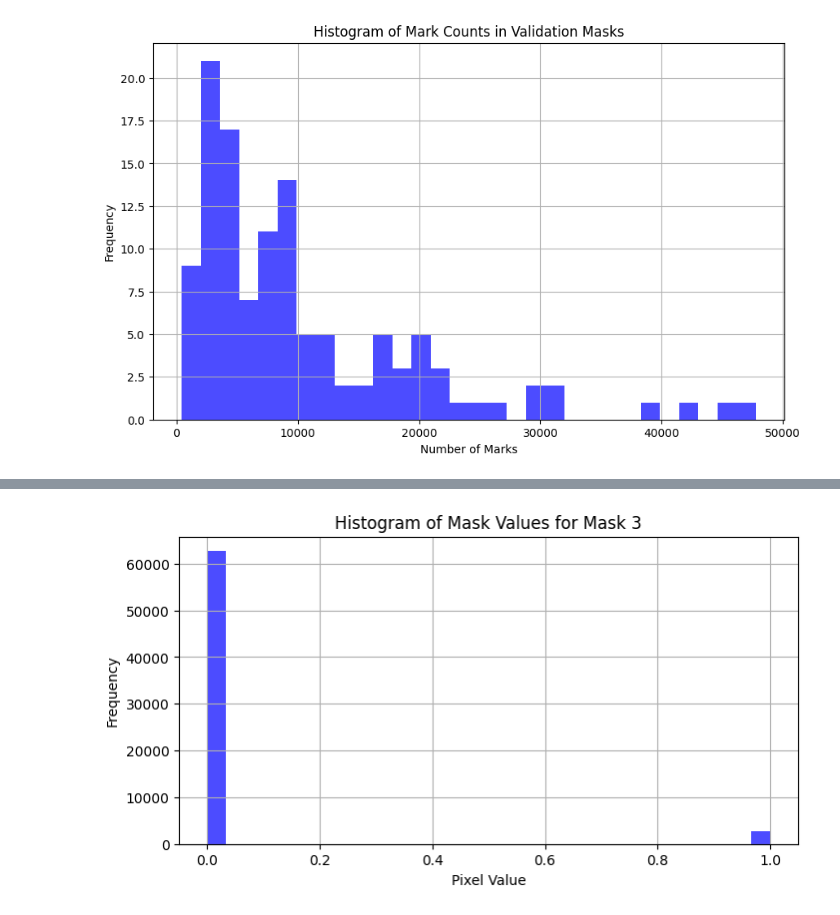
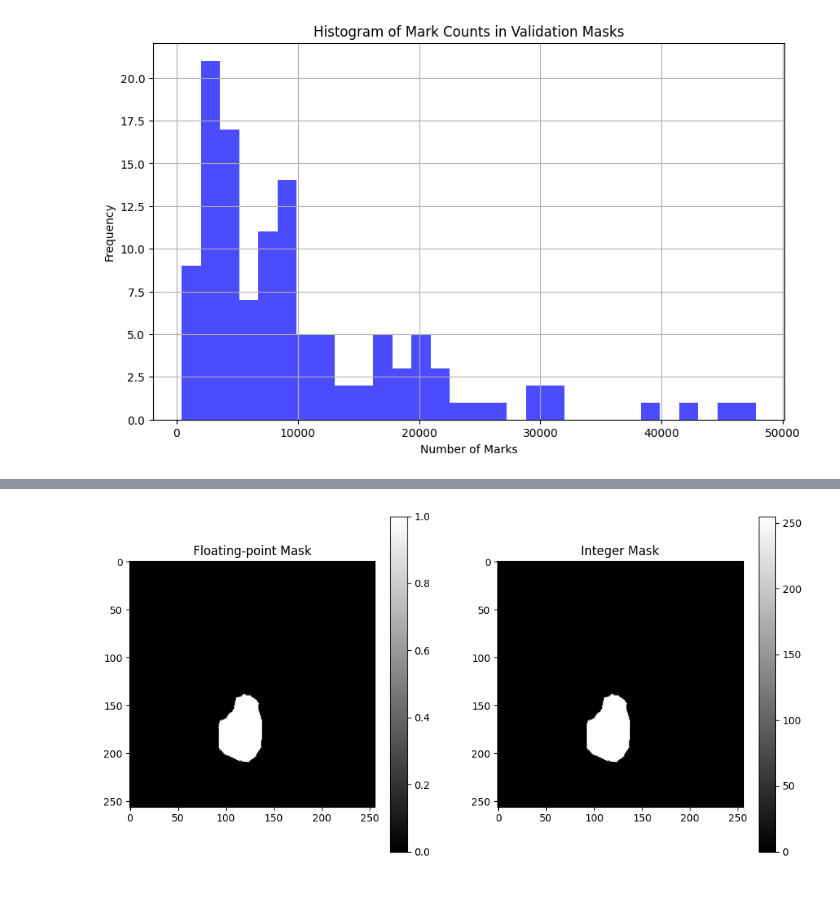
Before and after one commit to scottwangintel/NanoNet, a Jupyter notebook: check_endo_datasets.ipynb, the cells around one changed output, grey strips where cells are left out. Saved outputs shown, nothing was run; the diff lists cells and outputs as text; code cells hidden in the pictures.

Commit message:
add the datasets analysis

```diff
--- a/check_endo_datasets.ipynb
+++ b/check_endo_datasets.ipynb
@@ -68,45 +68,101 @@ Minimum number of marks in a mask: 424
 Maximum number of marks in a mask: 47771
 [figure]
 # %%
-
 # Import necessary modules
 import numpy as np
 import matplotlib.pyplot as plt
-from data import read_mask, load_data
+from data import read_mask2, load_data  # Make sure to import read_mask2
 
 # Load datasets
 path = "../../Dataset/Kvasir-SEG/"  # Adjust the path to your dataset
 (_, _), (_, valid_y) = load_data(path)
 
+# Sort valid_y by filenames
 valid_y_sorted = sorted(valid_y, key=lambda x: x.split('/')[-1])
 
 # Analyze the first three masks from valid_y
-for i, mask_path in enumerate(valid_y_sorted[:3]):
-    print (mask_path)
-    mask = read_mask(mask_path.encode('utf-8'))  # Encoding the path since read_mask expects a bytes-like object
-    unique_values = np.unique(mask)
-    num_unique_values = len(unique_values)  # Count the number of unique values
+for i, mask_path in enumerate(valid_y_sorted[:1]):
+    print(mask_path)
+    # Use read_mask2 to get both floating and integer masks
+    mask_float, mask_int = read_mask2(mask_path.encode('utf-8'))  # Encoding the path since read_mask2 expects a bytes-like object
 
-    min_value = np.min(mask)
-    max_value = np.max(mask)
+    # Analysis for floating-point mask
+    unique_values_float = np.unique(mask_float)
+    num_unique_values_float = len(unique_values_float)
+    min_value_float = np.min(mask_float)
+    max_value_float = np.max(mask_float)
+
+    # Analysis for integer mask
+    unique_values_int = np.unique(mask_int)
+    num_unique_values_int = len(unique_values_int)
+    min_value_int = np.min(mask_int)
+    max_value_int = np.max(mask_int)
 
     # Display the analysis results for each mask
-    print(f"Analysis of Mask {i+1}:")
-    print(f"Number of Unique Values: {num_unique_values}")
+    print(f"Analysis of Floating-point Mask {i+1}:")
+    print(f"Number of Unique Values: {num_unique_values_float}")
+    print(f"Unique Values: {unique_values_float}")
+    print(f"Minimum Value: {min_value_float}")
+    print(f"Maximum Value: {max_value_float}")
 
-    print(f"Unique Values: {unique_values}")
-    print(f"Minimum Value: {min_value}")
-    print(f"Maximum Value: {max_value}")
+    print(f"Analysis of Integer Mask {i+1}:")
+    print(f"Number of Unique Values: {num_unique_values_int}")
+    print(f"Unique Values: {unique_values_int}")
+    print(f"Minimum Value: {min_value_int}")
+    print(f"Maximum Value: {max_value_int}")
 
-    # Plot histogram of the mask values
+    # Plot histogram of the floating-point mask values
     plt.figure(figsize=(8, 4))
-    plt.hist(mask.ravel(), bins=30, color='blue', alpha=0.7)
-    plt.title(f'Histogram of Mask Values for Mask {i+1}')
+    plt.hist(mask_float.ravel(), bins=30, color='blue', alpha=0.7)
+    plt.title(f'Histogram of Floating-point Mask Values for Mask {i+1}')
+    plt.xlabel('Pixel Value')
+    plt.ylabel('Frequency')
+    plt.grid(True)
+    plt.show()
+
+    # Plot histogram of the integer mask values
+    plt.figure(figsize=(8, 4))
+    plt.hist(mask_int.ravel(), bins=30, color='red', alpha=0.7)
+    plt.title(f'Histogram of Integer Mask Values for Mask {i+1}')
     plt.xlabel('Pixel Value')
     plt.ylabel('Frequency')
     plt.grid(True)
     plt.show()
 
     print("\n")
+    import matplotlib.pyplot as plt
+
+    # Assuming mask_float and mask_int are already loaded as shown in your output
+    plt.figure(figsize=(12, 6))
+
+    plt.subplot(1, 2, 1)
+    plt.imshow(mask_float[:, :, 0], cmap='gray')
+    plt.title('Floating-point Mask')
+    plt.colorbar()
+
+    plt.subplot(1, 2, 2)
+    plt.imshow(mask_int, cmap='gray')
+    plt.title('Integer Mask')
+    plt.colorbar()
+
+    plt.show()
+
+# Plot histogram for floating-point mask values with more bins and log scale
+plt.figure(figsize=(10, 5))
+plt.hist(mask_float.ravel(), bins=100, color='blue', alpha=0.7, log=True)
+plt.title('Histogram of Floating-point Mask Values (Log Scale)')
+plt.xlabel('Pixel Value')
+plt.ylabel('Log Frequency')
+plt.grid(True)
+plt.show()
+
+# Plot histogram for integer mask values with more bins and log scale
+plt.figure(figsize=(10, 5))
+plt.hist(mask_int.ravel(), bins=100, color='red', alpha=0.7, log=True)
+plt.title('Histogram of Integer Mask Values (Log Scale)')
+plt.xlabel('Pixel Value')
+plt.ylabel('Log Frequency')
+plt.grid(True)
+plt.show()
 # %% [output]
 ../../Dataset/Kvasir-SEG/masks\cju0s690hkp960855tjuaqvv0.jpg
@@ -167 +187 @@ Maximum Value: 1.0
-[figure, old version]
+[figure, new version]
```
Also changed, not shown: parts of 1 cell of this notebook, 1 other file.
